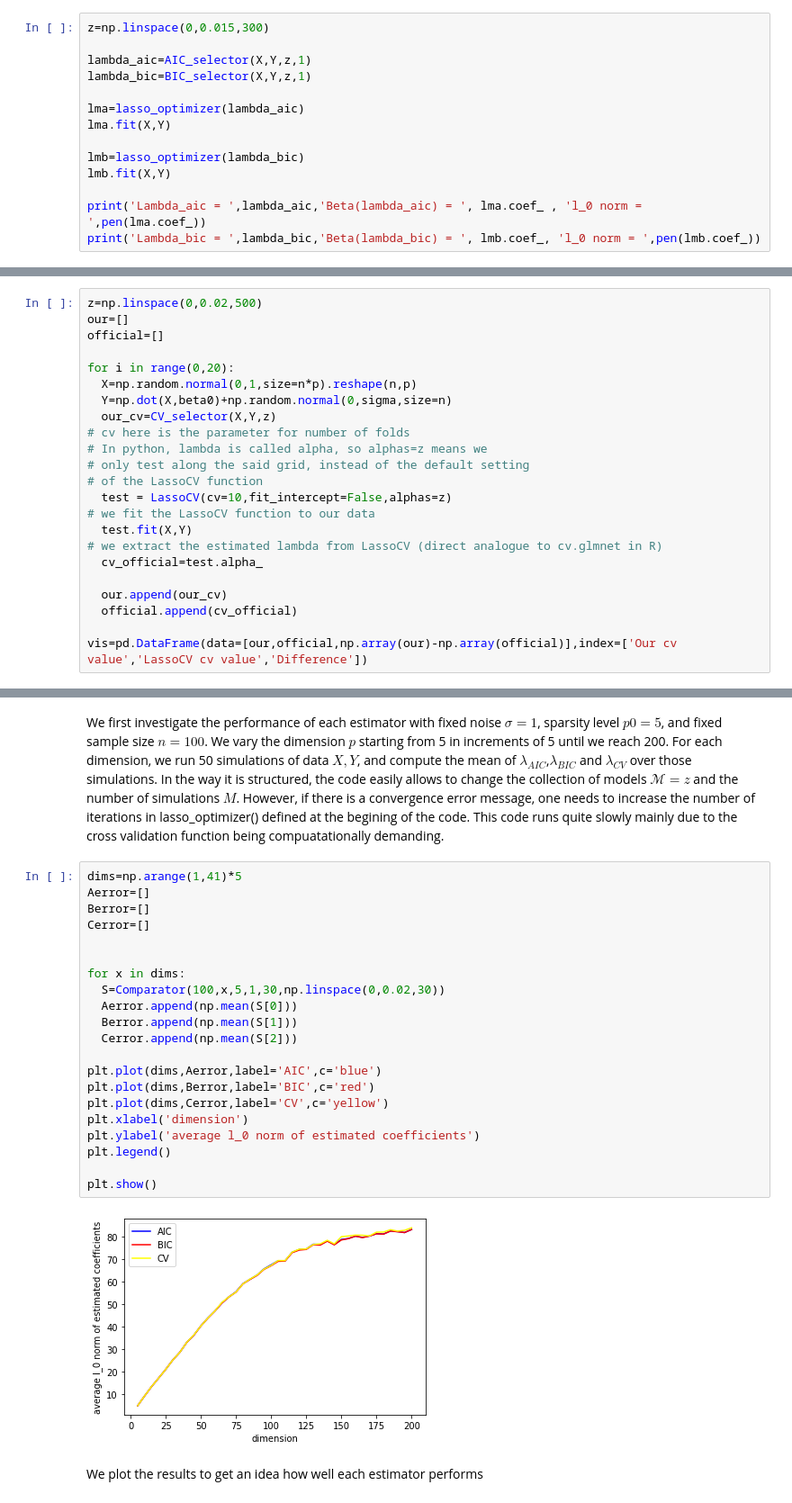
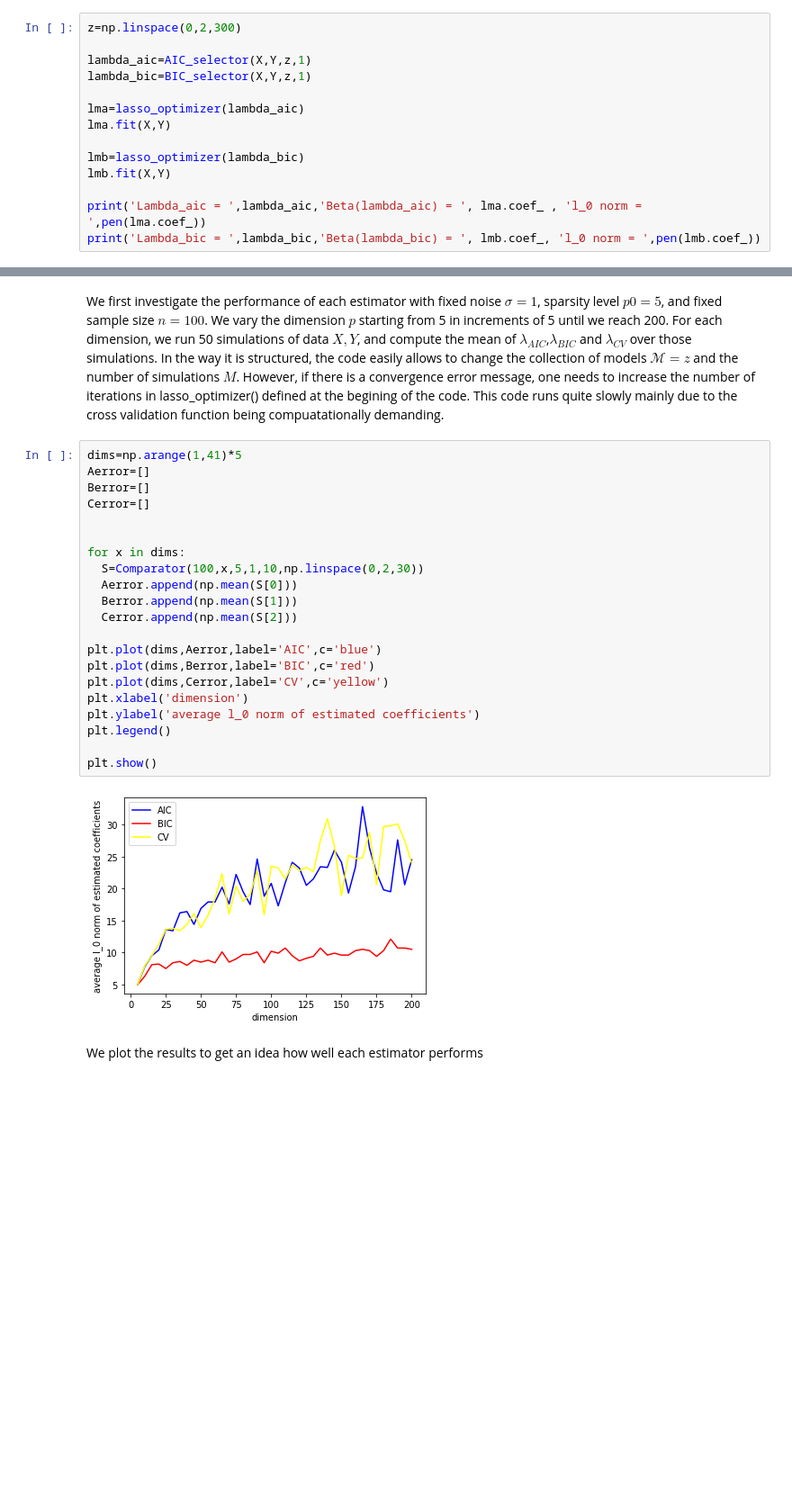
Before and after one commit to mgjorgje/lasso-calibration, a Jupyter notebook: ABC.ipynb, the cells around one changed output, grey strips where cells are left out. Shown at 90% size. Drawn from its saved outputs; the diff is of its cells as text; blank space fills up the shorter version.

```diff
--- a/ABC.ipynb
+++ b/ABC.ipynb
@@ -175,7 +144,7 @@ def BIC_selector(X,Y,z,sigma):
 
   return(bic_0)
 # %%
-z=np.linspace(0,0.015,300)
+z=np.linspace(0,2,300)
 
 lambda_aic=AIC_selector(X,Y,z,1)
 lambda_bic=BIC_selector(X,Y,z,1)
@@ -254,23 +263,0 @@ Because the code for cross validation is a bit more sophisticated then simply fi
-# %%
-z=np.linspace(0,0.02,500)
-our=[]
-official=[]
-
-for i in range(0,20):
-  X=np.random.normal(0,1,size=n*p).reshape(n,p)
-  Y=np.dot(X,beta0)+np.random.normal(0,sigma,size=n)
-  our_cv=CV_selector(X,Y,z)
-# cv here is the parameter for number of folds
-# In python, lambda is called alpha, so alphas=z means we
-# only test along the said grid, instead of the default setting
-# of the LassoCV function
-  test = LassoCV(cv=10,fit_intercept=False,alphas=z)
-# we fit the LassoCV function to our data
-  test.fit(X,Y)
-# we extract the estimated lambda from LassoCV (direct analogue to cv.glmnet in R)
-  cv_official=test.alpha_
-
-  our.append(our_cv)
-  official.append(cv_official)
-
-vis=pd.DataFrame(data=[our,official,np.array(our)-np.array(official)],index=['Our cv value','LassoCV cv value','Difference'])
@@ -339,25 +308,25 @@ $\sigma=1$, sparsity level $p0=5$, and fixed sample size $n=100$. We vary the di
 # %%
 dims=np.arange(1,41)*5
 Aerror=[]
 Berror=[]
 Cerror=[]
 
 
 for x in dims:
-  S=Comparator(100,x,5,1,30,np.linspace(0,0.02,30))
+  S=Comparator(100,x,5,1,10,np.linspace(0,2,30))
   Aerror.append(np.mean(S[0]))
   Berror.append(np.mean(S[1]))
   Cerror.append(np.mean(S[2]))
 
 plt.plot(dims,Aerror,label='AIC',c='blue')
 plt.plot(dims,Berror,label='BIC',c='red')
 plt.plot(dims,Cerror,label='CV',c='yellow')
 plt.xlabel('dimension')
 plt.ylabel('average l_0 norm of estimated coefficients')
 plt.legend()
 
 plt.show()
 # %% [output]
-[figure, old version]
+[figure, new version]
 # %% [markdown]
 We plot the results to get an idea how well each estimator performs
```
Also changed, not shown: parts of 18 cells of this notebook.
